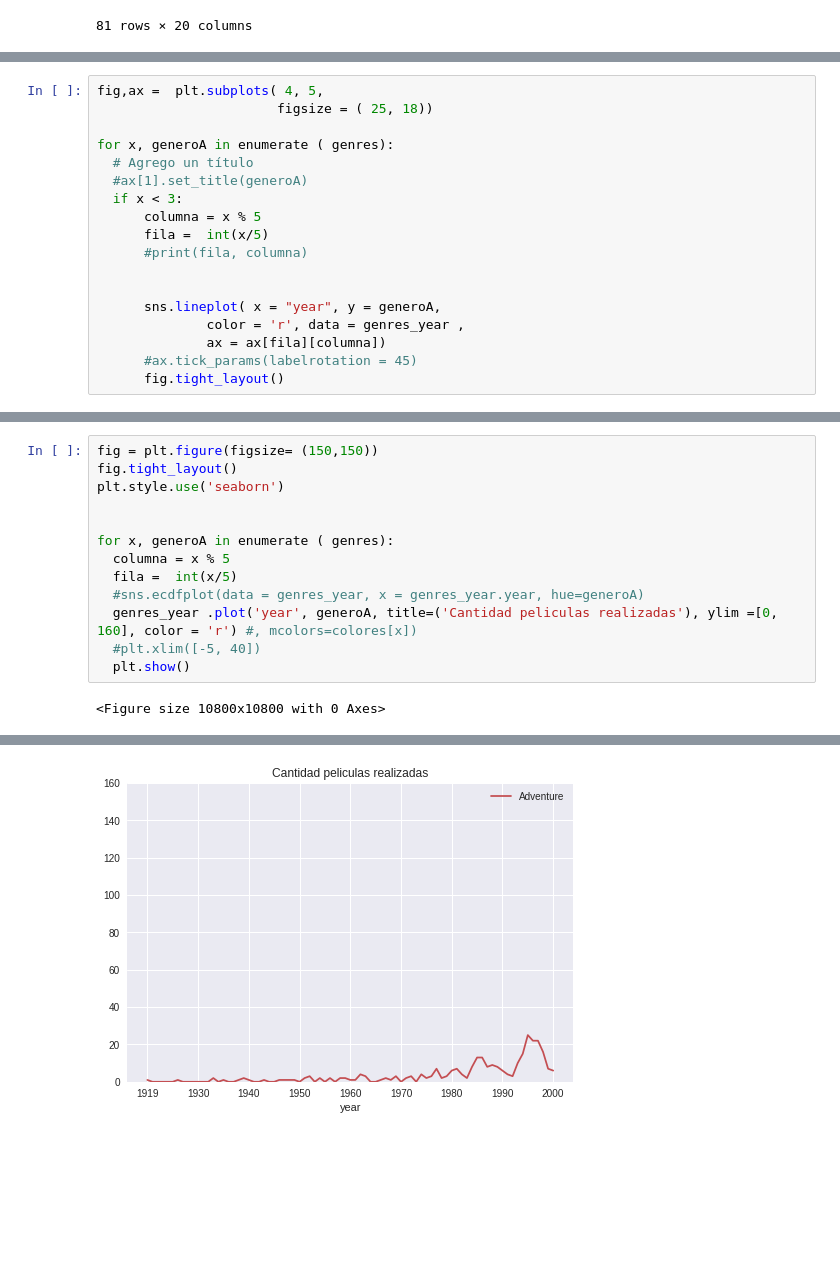
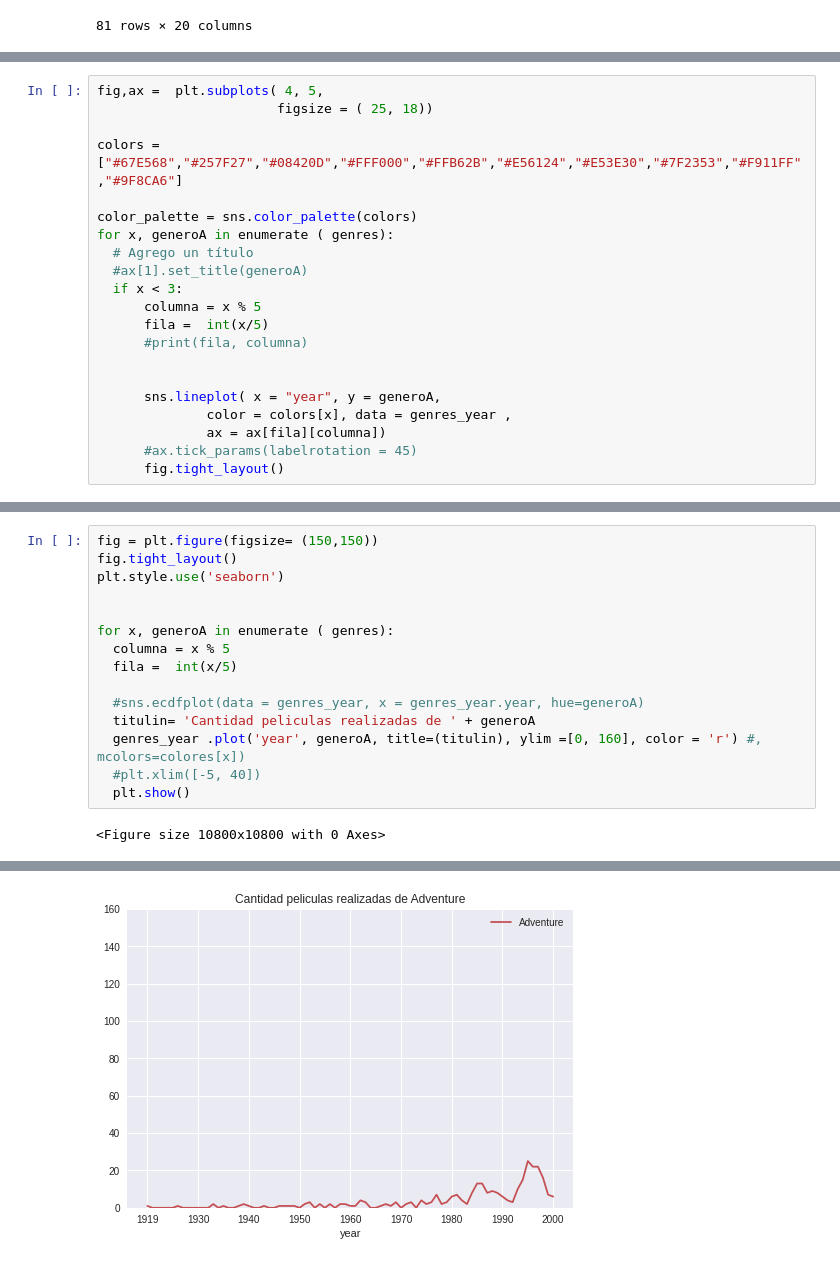
Before and after one commit to JMML2021/0302-Visualitzaci-gr-fica-de-M-ltiples-variables, a Jupyter notebook: 0302_Visualitzacio_grafica_de_Multiples_variables38.ipynb, the cells around one changed output, grey strips where cells are left out. Saved outputs shown, nothing was run; the diff lists cells and outputs as text; blank space fills up the shorter version.

```diff
--- a/0302_Visualitzacio_grafica_de_Multiples_variables38.ipynb
+++ b/0302_Visualitzacio_grafica_de_Multiples_variables38.ipynb
@@ -663,6 +661,9 @@ for x, generoA in enumerate ( genres):
 fig,ax =  plt.subplots( 4, 5,
                        figsize = ( 25, 18))
 
+colors = ["#67E568","#257F27","#08420D","#FFF000","#FFB62B","#E56124","#E53E30","#7F2353","#F911FF","#9F8CA6"]
+
+color_palette = sns.color_palette(colors)
 for x, generoA in enumerate ( genres):
   # Agrego un título
   #ax[1].set_title(generoA)
@@ -673,7 +674,7 @@ for x, generoA in enumerate ( genres):
 
 
       sns.lineplot( x = "year", y = generoA,
-              color = 'r', data = genres_year ,
+              color = colors[x], data = genres_year ,
               ax = ax[fila][columna])
       #ax.tick_params(labelrotation = 45)
       fig.tight_layout()
@@ -694,8 +695,10 @@ plt.style.use('seaborn')
 for x, generoA in enumerate ( genres):
   columna = x % 5
   fila =  int(x/5)
+
   #sns.ecdfplot(data = genres_year, x = genres_year.year, hue=generoA)
-  genres_year .plot('year', generoA, title=('Cantidad peliculas realizadas'), ylim =[0, 160], color = 'r') #, mcolors=colores[x])
+  titulin= 'Cantidad peliculas realizadas de ' + generoA
+  genres_year .plot('year', generoA, title=(titulin), ylim =[0, 160], color = 'r') #, mcolors=colores[x])
   #plt.xlim([-5, 40])
   plt.show()
 # %% [output]
@@ -704 +707 @@ for x, generoA in enumerate ( genres):
-[figure, old version]
+[figure, new version]
```
Also changed, not shown: parts of 35 cells of this notebook.
